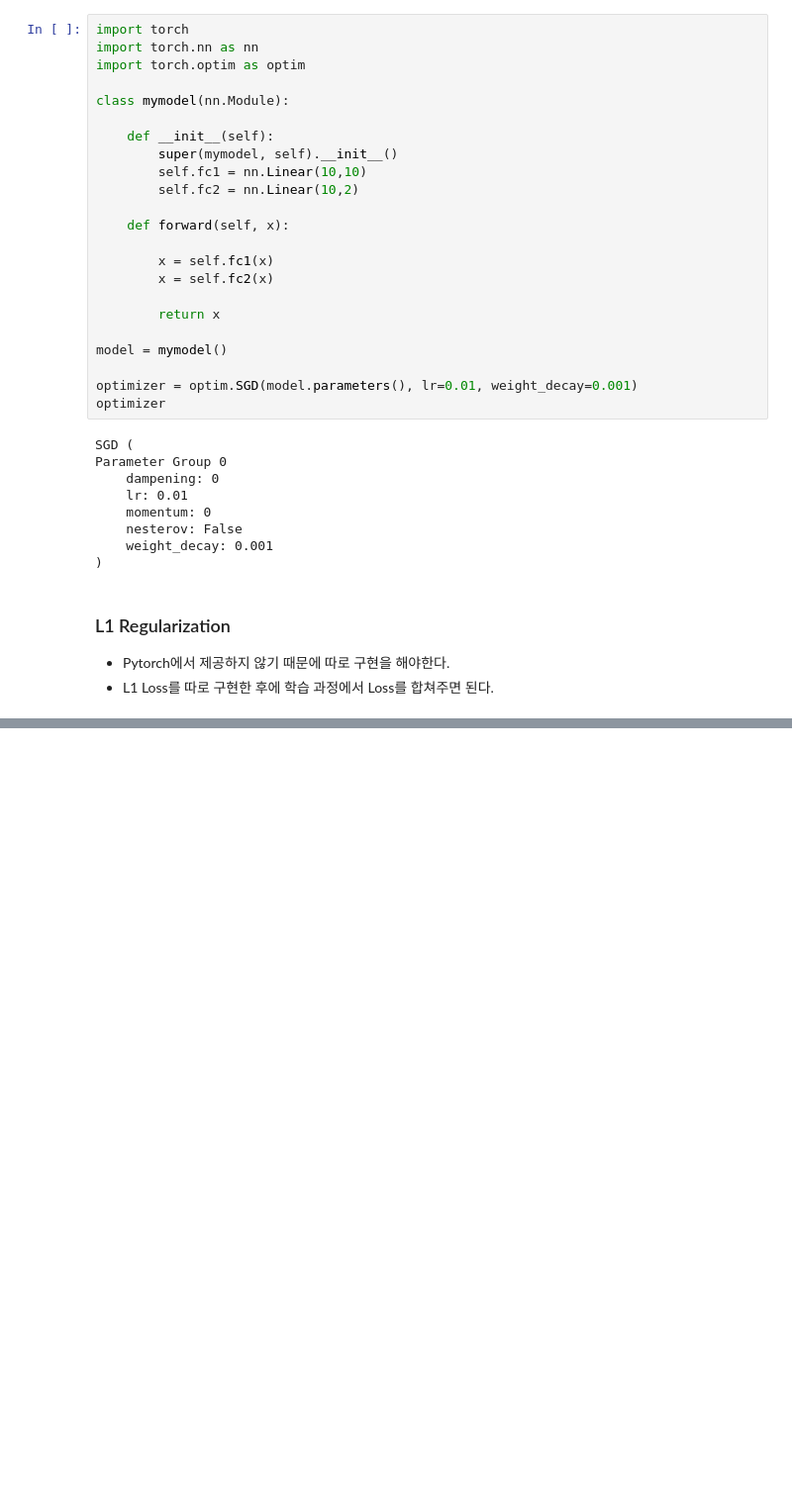
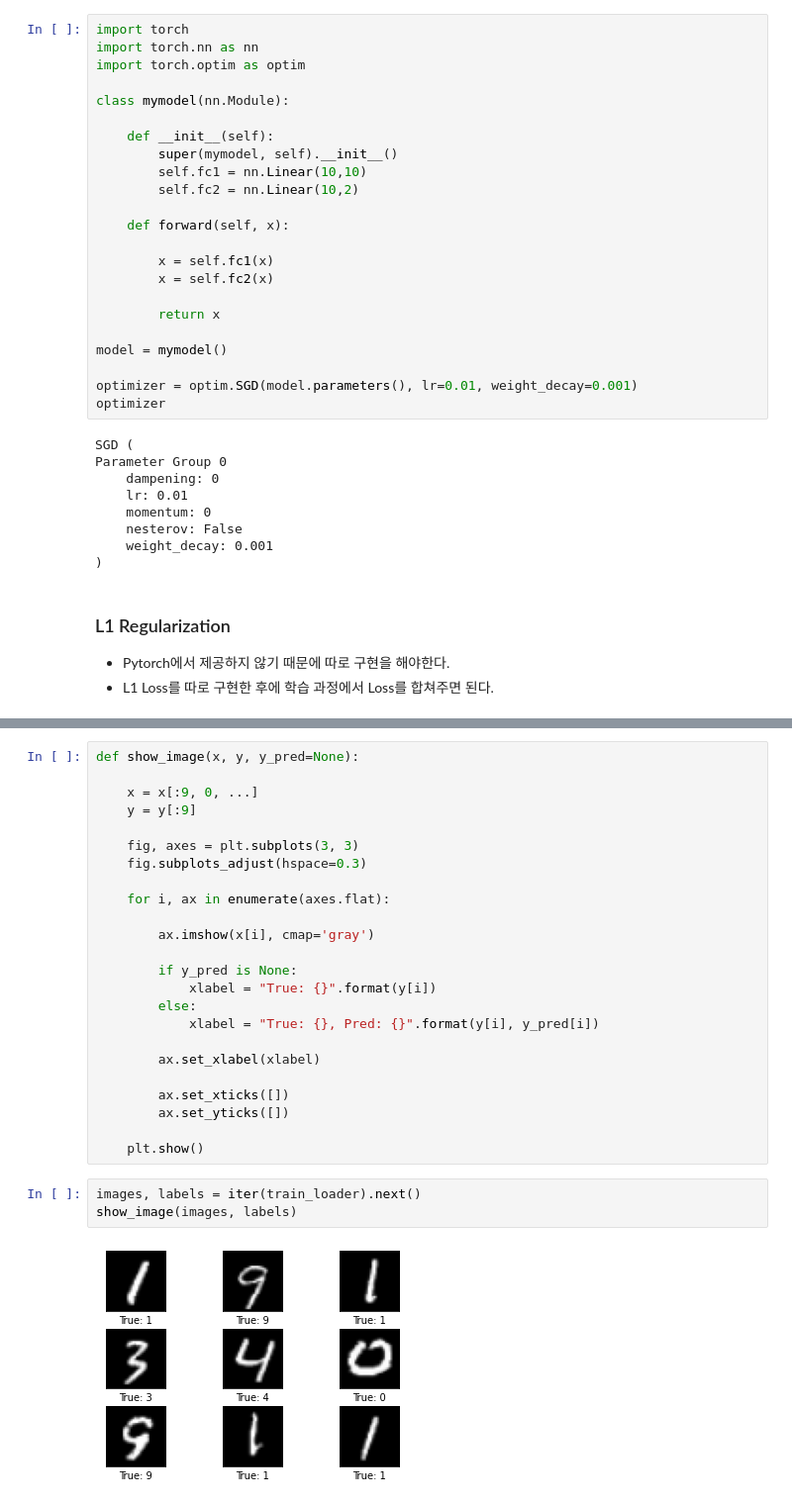
Before and after one commit to gjustin40/Pytorch-Cookbook, a Jupyter notebook: Advanced/Regularization.ipynb, the cells around one changed output, grey strips where cells are left out. Shown at 99% size. Saved outputs shown, nothing was run; the diff lists cells and outputs as text; blank space fills up the shorter version.

```diff
--- a/Advanced/Regularization.ipynb
+++ b/Advanced/Regularization.ipynb
@@ -144,0 +169,29 @@ MSELoss()
+# %%
+def show_image(x, y, y_pred=None):
+
+    x = x[:9, 0, ...]
+    y = y[:9]
+
+    fig, axes = plt.subplots(3, 3)
+    fig.subplots_adjust(hspace=0.3)
+
+    for i, ax in enumerate(axes.flat):
+
+        ax.imshow(x[i], cmap='gray')
+
+        if y_pred is None:
+            xlabel = "True: {}".format(y[i])
+        else:
+            xlabel = "True: {}, Pred: {}".format(y[i], y_pred[i])
+
+        ax.set_xlabel(xlabel)
+
+        ax.set_xticks([])
+        ax.set_yticks([])
+
+    plt.show()
+# %%
+images, labels = iter(train_loader).next()
+show_image(images, labels)
+# %% [output]
+[figure, added]
```
Also changed, not shown: parts of 11 cells of this notebook.
